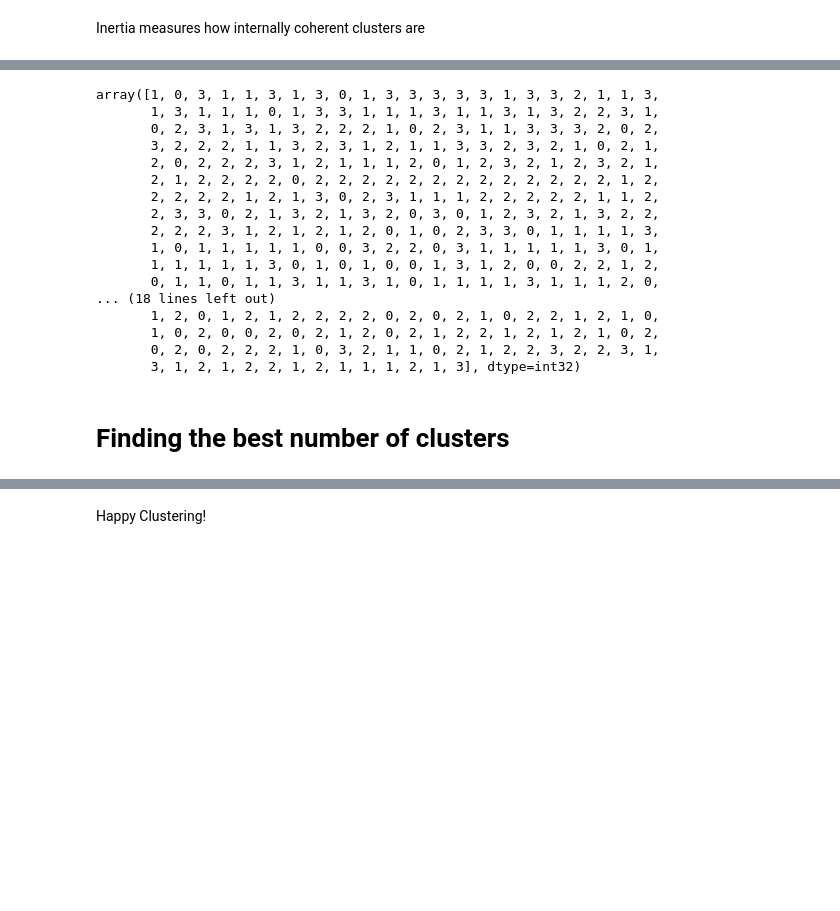
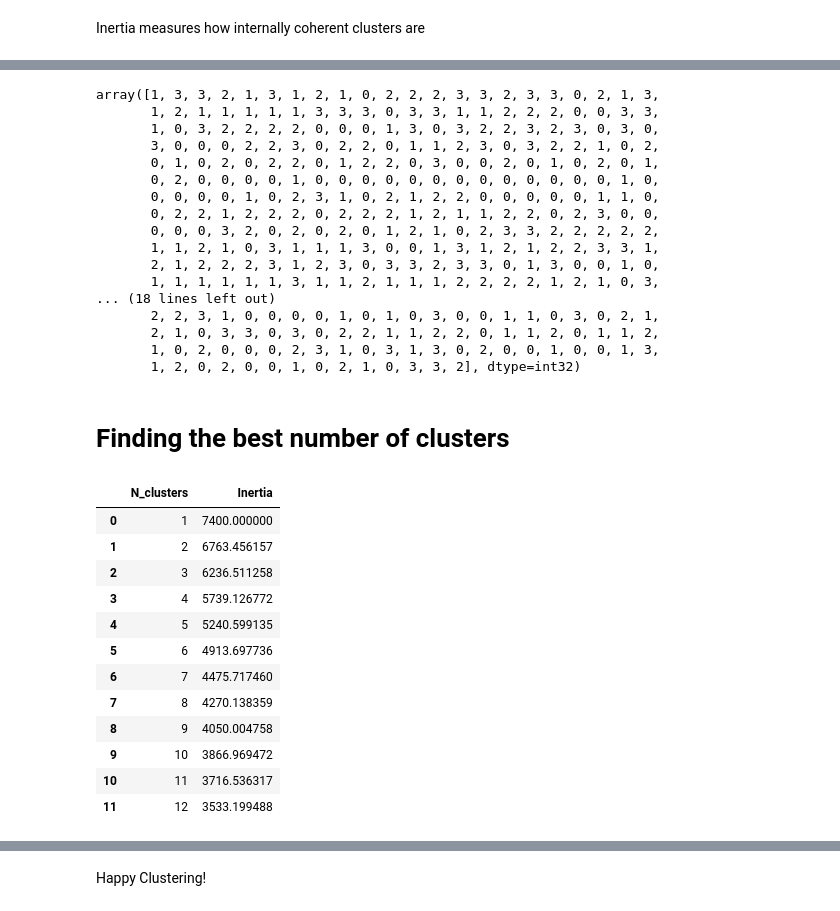
Before and after one commit to jposluszny/Machine-Learning, a Jupyter notebook: 9 KMeans/kmeans exercise.ipynb, the cells around one changed output, grey strips where cells are left out. Saved outputs shown, nothing was run; the diff lists cells and outputs as text; code cells hidden in the pictures; blank space fills up the shorter version.

```diff
--- a/9 KMeans/kmeans exercise.ipynb
+++ b/9 KMeans/kmeans exercise.ipynb
@@ -95,6 +121,8 @@ array([[ 6.71354234e+01, -3.27484750e+01, -2.96182849e+00, ...,
 # Scaling
 # %%
 # Create an instance of the standard scaler and fit it to X
+scaler = StandardScaler()
+X_trans = scaler.fit_transform(X)
 # %% [markdown]
 # [Implement K-Means Clustering](https://scikit-learn.org/stable/modules/generated/sklearn.cluster.KMeans.html#sklearn.cluster.KMeans)
 # %%
@@ -151,22 +186,23 @@ array([[-1.21549163e+00,  2.31273636e-01,  9.43157215e-01,
 # %%
 # Check the labels
+kmeans.labels_
 # %% [output]
-array([1, 0, 3, 1, 1, 3, 1, 3, 0, 1, 3, 3, 3, 3, 3, 1, 3, 3, 2, 1, 1, 3,
-       1, 3, 1, 1, 1, 0, 1, 3, 3, 1, 1, 1, 3, 1, 1, 3, 1, 3, 2, 2, 3, 1,
-       0, 2, 3, 1, 3, 1, 3, 2, 2, 2, 1, 0, 2, 3, 1, 1, 3, 3, 3, 2, 0, 2,
-       3, 2, 2, 2, 1, 1, 3, 2, 3, 1, 2, 1, 1, 3, 3, 2, 3, 2, 1, 0, 2, 1,
-       2, 0, 2, 2, 2, 3, 1, 2, 1, 1, 1, 2, 0, 1, 2, 3, 2, 1, 2, 3, 2, 1,
-       2, 1, 2, 2, 2, 2, 0, 2, 2, 2, 2, 2, 2, 2, 2, 2, 2, 2, 2, 2, 1, 2,
-       2, 2, 2, 2, 1, 2, 1, 3, 0, 2, 3, 1, 1, 1, 2, 2, 2, 2, 2, 1, 1, 2,
-       2, 3, 3, 0, 2, 1, 3, 2, 1, 3, 2, 0, 3, 0, 1, 2, 3, 2, 1, 3, 2, 2,
-       2, 2, 2, 3, 1, 2, 1, 2, 1, 2, 0, 1, 0, 2, 3, 3, 0, 1, 1, 1, 1, 3,
-       1, 0, 1, 1, 1, 1, 1, 0, 0, 3, 2, 2, 0, 3, 1, 1, 1, 1, 1, 3, 0, 1,
-       1, 1, 1, 1, 1, 3, 0, 1, 0, 1, 0, 0, 1, 3, 1, 2, 0, 0, 2, 2, 1, 2,
-       0, 1, 1, 0, 1, 1, 3, 1, 1, 3, 1, 0, 1, 1, 1, 1, 3, 1, 1, 1, 2, 0,
+array([1, 3, 3, 2, 1, 3, 1, 2, 1, 0, 2, 2, 2, 3, 3, 2, 3, 3, 0, 2, 1, 3,
+       1, 2, 1, 1, 1, 1, 1, 3, 3, 3, 0, 3, 3, 1, 1, 2, 2, 2, 0, 0, 3, 3,
+       1, 0, 3, 2, 2, 2, 2, 0, 0, 0, 1, 3, 0, 3, 2, 2, 3, 2, 3, 0, 3, 0,
+       3, 0, 0, 0, 2, 2, 3, 0, 2, 2, 0, 1, 1, 2, 3, 0, 3, 2, 2, 1, 0, 2,
+       0, 1, 0, 2, 0, 2, 2, 0, 1, 2, 2, 0, 3, 0, 0, 2, 0, 1, 0, 2, 0, 1,
+       0, 2, 0, 0, 0, 0, 1, 0, 0, 0, 0, 0, 0, 0, 0, 0, 0, 0, 0, 0, 1, 0,
+       0, 0, 0, 0, 1, 0, 2, 3, 1, 0, 2, 1, 2, 2, 0, 0, 0, 0, 0, 1, 1, 0,
+       0, 2, 2, 1, 2, 2, 2, 0, 2, 2, 2, 1, 2, 1, 1, 2, 2, 0, 2, 3, 0, 0,
+       0, 0, 0, 3, 2, 0, 2, 0, 2, 0, 1, 2, 1, 0, 2, 3, 3, 2, 2, 2, 2, 2,
+       1, 1, 2, 1, 0, 3, 1, 1, 1, 3, 0, 0, 1, 3, 1, 2, 1, 2, 2, 3, 3, 1,
+       2, 1, 2, 2, 2, 3, 1, 2, 3, 0, 3, 3, 2, 3, 3, 0, 1, 3, 0, 0, 1, 0,
+       1, 1, 1, 1, 1, 1, 3, 1, 1, 2, 1, 1, 1, 2, 2, 2, 2, 1, 2, 1, 0, 3,
 ... (18 lines left out)
-       1, 2, 0, 1, 2, 1, 2, 2, 2, 2, 0, 2, 0, 2, 1, 0, 2, 2, 1, 2, 1, 0,
-       1, 0, 2, 0, 0, 2, 0, 2, 1, 2, 0, 2, 1, 2, 2, 1, 2, 1, 2, 1, 0, 2,
-       0, 2, 0, 2, 2, 2, 1, 0, 3, 2, 1, 1, 0, 2, 1, 2, 2, 3, 2, 2, 3, 1,
-       3, 1, 2, 1, 2, 2, 1, 2, 1, 1, 1, 2, 1, 3], dtype=int32)
+       2, 2, 3, 1, 0, 0, 0, 0, 1, 0, 1, 0, 3, 0, 0, 1, 1, 0, 3, 0, 2, 1,
+       2, 1, 0, 3, 3, 0, 3, 0, 2, 2, 1, 1, 2, 2, 0, 1, 1, 2, 0, 1, 1, 2,
+       1, 0, 2, 0, 0, 0, 2, 3, 1, 0, 3, 1, 3, 0, 2, 0, 0, 1, 0, 0, 1, 3,
+       1, 2, 0, 2, 0, 0, 1, 0, 2, 1, 0, 3, 3, 2], dtype=int32)
 # %% [markdown]
 # Finding the best number of clusters
@@ -172,0 +216,20 @@ array([1, 0, 3, 1, 1, 3, 1, 3, 0, 1, 3, 3, 3, 3, 3, 1, 3, 3, 2, 1, 1, 3,
+# %%
+# Store the errors in a dataframe
+
+errors_df = pd.DataFrame(data={'N_clusters': [model.n_clusters for model in models],
+                               'Inertia': [model.inertia_ for model in models]})
+errors_df
+# %% [output]
+|  | N_clusters | Inertia |
+| 0 | 1 | 7400.000000 |
+| 1 | 2 | 6763.456157 |
+| 2 | 3 | 6236.511258 |
+| 3 | 4 | 5739.126772 |
+| 4 | 5 | 5240.599135 |
+| 5 | 6 | 4913.697736 |
+| 6 | 7 | 4475.717460 |
+| 7 | 8 | 4270.138359 |
+| 8 | 9 | 4050.004758 |
+| 9 | 10 | 3866.969472 |
+| 10 | 11 | 3716.536317 |
+| 11 | 12 | 3533.199488 |
```
Also changed, not shown: parts of 36 cells of this notebook.
